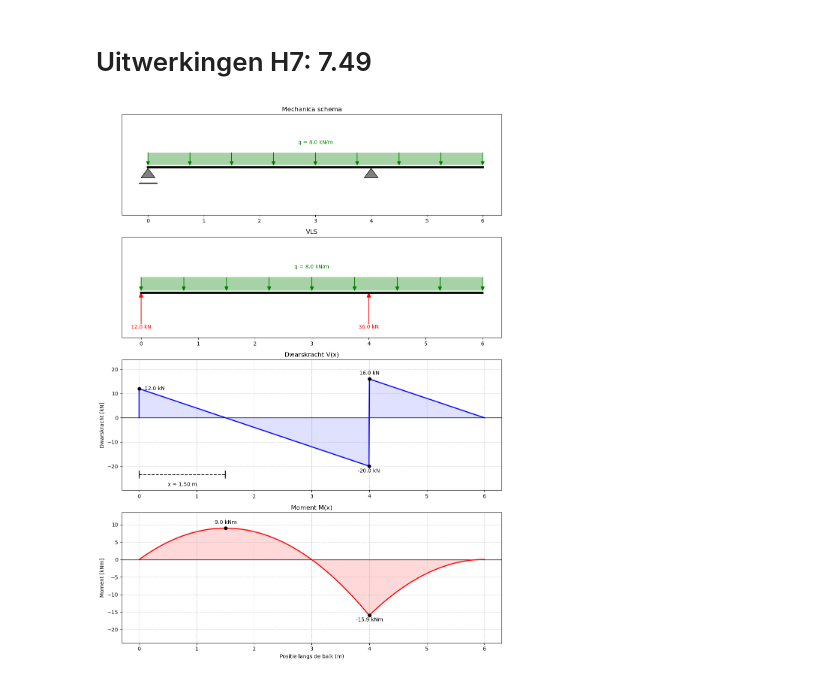
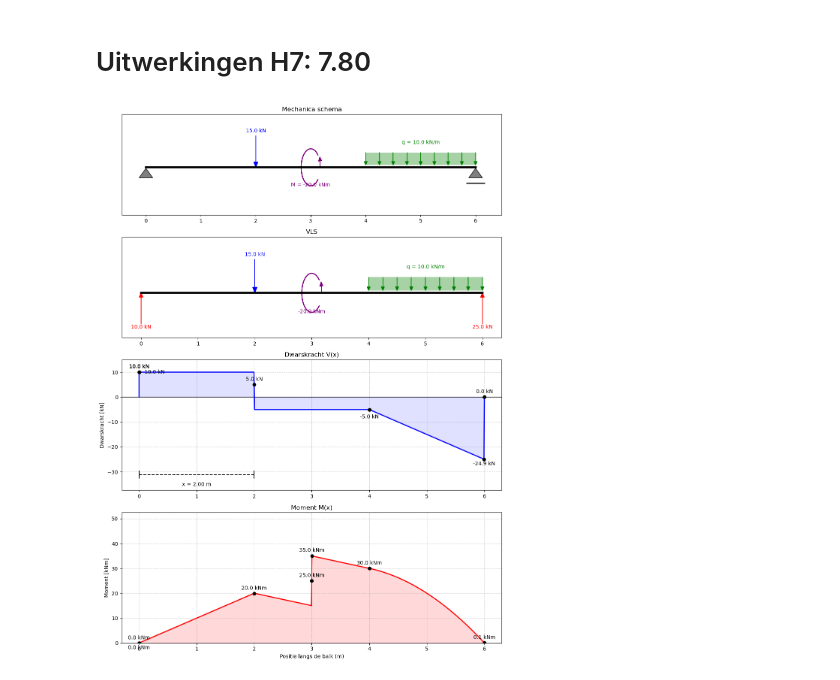
Before and after one commit to RaoulTj/Mechanica1, a Jupyter notebook: book/H1/Opgave7_80.ipynb, the cells around one changed output. Saved outputs shown, nothing was run; the diff lists cells and outputs as text; code cells hidden in the pictures.

```diff
--- a/book/H1/Opgave7_80.ipynb
+++ b/book/H1/Opgave7_80.ipynb
@@ -1,5 +1,5 @@
 # %% [markdown]
-# Uitwerkingen H7: 7.49
+# Uitwerkingen H7: 7.80
 # %%
 import numpy as np
 import matplotlib.pyplot as plt
@@ -12,21 +12,21 @@ from matplotlib.patches import Rectangle, Polygon, Arc
 L = 6        # totale balklengte [m]
 
 # Opleggingen
-xA = 0.0          # positie oplegging A (rol) [m]
-xB = 4.0          # positie oplegging B (scharnier) [m]
+xA = 6.0          # positie oplegging A (rol) [m]
+xB = 0.0          # positie oplegging B (scharnier) [m]
 
 # Verdeelde belasting q (naar beneden, positief) op [q_start, q_end]
-q = 8.0           # [kN/m] (0 = geen verdeelde belasting)
-q_start = 0.0     # [m]
-q_end = 6.0      # [m]
+q = 10.0           # [kN/m] (0 = geen verdeelde belasting)
+q_start = 4.0     # [m]
+q_end = 6.0       # [m]
 
 # Puntlast P (naar beneden, positief)
-P = 0.0          # [kN] (0 = geen puntlast)
-xP = 4.0          # [m]
+P = 15.0          # [kN] (0 = geen puntlast)
+xP = 2          # [m]
 
 # Koppel M_C (positief = linksom / CCW)
-M_C = 0        # [kNm] (0 = geen koppel)
-xC = 5.0          # [m]
+M_C = -20           # [kNm] (0 = geen koppel)
+xC = 3.0          # [m]
 
 # Discretisatie langs de balk
 n_points = 800
@@ -369,6 +369,29 @@ ax2.annotate(
     ha="center"
 )
 
+# ⭐ Nieuw: waarden bij ELKE sprong/verandering in V
+event_positions_V = []
+
+for xp in [xA, xB, q_start, q_end, xP]:
+    if 0 <= xp <= L:
+        event_positions_V.append(xp)
+
+# uniek en gesorteerd
+event_positions_V = sorted(set(event_positions_V))
+
+for xp in event_positions_V:
+    Vp = np.interp(xp, x, V)
+    ax2.plot(xp, Vp, "ko")
+    dy = 10 if Vp >= 0 else -14  # label boven of onder de lijn
+    ax2.annotate(
+        f"{Vp:.1f} kN",
+        (xp, Vp),
+        xytext=(0, dy),
+        textcoords="offset points",
+        ha="center",
+        va="center"
+    )
+
 ax2.set_ylabel("Dwarskracht [kN]")
 ax2.set_title("Dwarskracht V(x)")
 ax2.set_xticks(ticks)
@@ -388,31 +411,55 @@ ymax_M = 1.5 * M_plot.max()
 ax3.set_ylim(ymin_M, ymax_M)
 
 ax3.plot(xMmax, Mmax, "ko")
 ax3.annotate(
     f"{Mmax:.1f} kNm",
     (xMmax, Mmax),
     xytext=(0, 8),
     textcoords="offset points",
     ha="center"
 )
 
 ax3.plot(xMmin, Mmin, "ko")
 ax3.annotate(
     f"{Mmin:.1f} kNm",
     (xMmin, Mmin),
     xytext=(0, -12),
     textcoords="offset points",
     ha="center"
 )
 
+# ⭐ Nieuw: waarden bij ELKE sprong/verandering in M
+event_positions_M = []
+
+for xp in [xA, xB, q_start, q_end, xP]:
+    if 0 <= xp <= L:
+        event_positions_M.append(xp)
+if M_C != 0 and 0 <= xC <= L:
+    event_positions_M.append(xC)
+
+event_positions_M = sorted(set(event_positions_M))
+
+for xp in event_positions_M:
+    Mp = np.interp(xp, x, M)
+    ax3.plot(xp, Mp, "ko")
+    dy = 10 if Mp >= 0 else -14
+    ax3.annotate(
+        f"{Mp:.1f} kNm",
+        (xp, Mp),
+        xytext=(0, dy),
+        textcoords="offset points",
+        ha="center",
+        va="center"
+    )
+
 ax3.set_xlabel("Positie langs de balk (m)")
 ax3.set_ylabel("Moment [kNm]")
 ax3.set_title("Moment M(x)")
 ax3.set_xticks(ticks)
 ax3.set_xticklabels(ticks)
 ax3.grid(True, linestyle="--", alpha=0.6)
 
 plt.tight_layout()
 plt.show()
 # %% [output]
-[figure, old version]
+[figure, new version]
```
Also changed, not shown: 5 other files.
